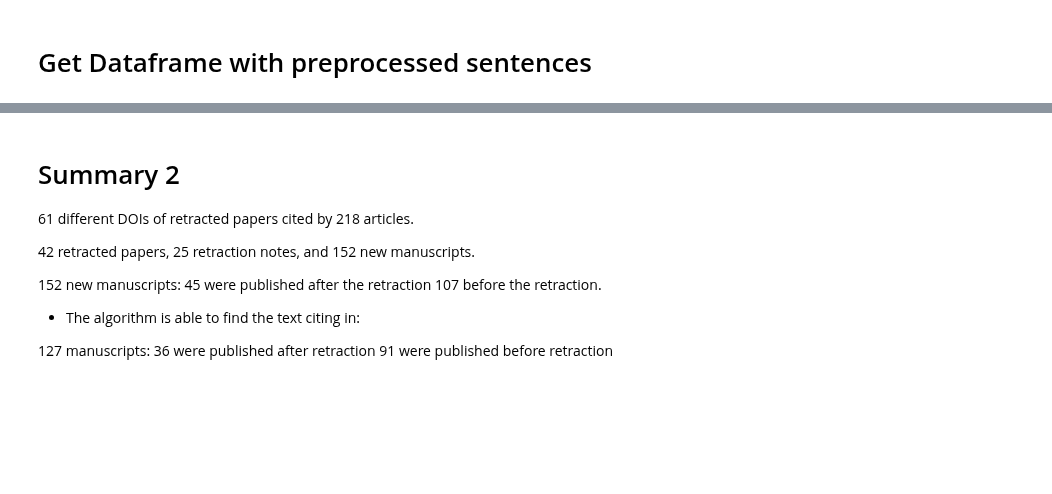
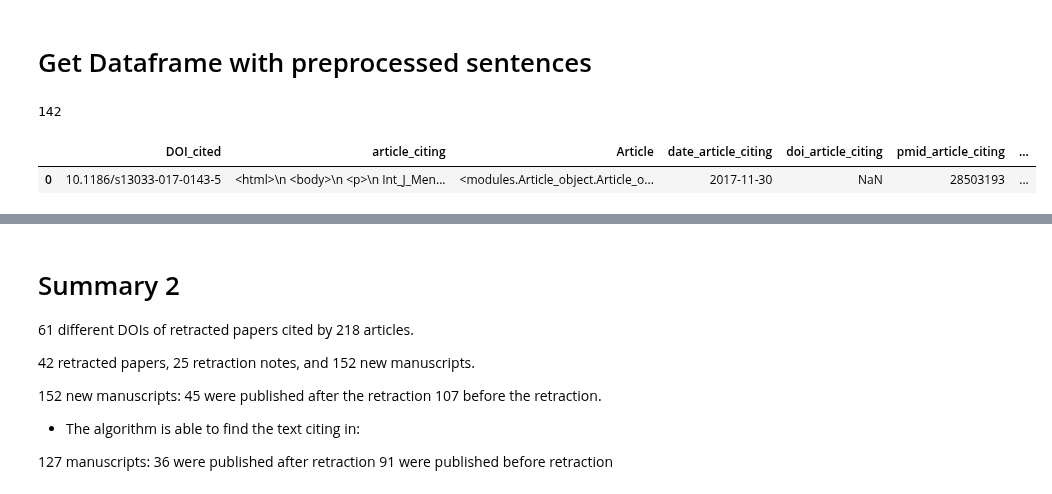
Before and after one commit to dciudadr/eLife_retractions, a Jupyter notebook: retractionwatc2h.ipynb, the cells around one changed output, grey strips where cells are left out. Saved outputs shown, nothing was run; the diff lists cells and outputs as text; code cells hidden in the pictures; blank space fills up the shorter version.

```diff
--- a/retractionwatc2h.ipynb
+++ b/retractionwatc2h.ipynb
@@ -672,6 +693,15 @@ def get_df_sentences_preprocessed_and_classified(dataframe):
 
 df1sentence_sentences_classification = get_df_sentences_preprocessed_and_classified(df_1sentence)
 df3sentences_sentences_classification = get_df_sentences_preprocessed_and_classified(df_3sentences)
+# %%
+len(df1sentence_sentences_classification)
+# %% [output]
+142
+# %%
+df_Articles_before_after_retraction.head(1)
+# %% [output]
+|  | DOI_cited | article_citing | Article | date_article_citing | doi_article_citing | pmid_article_citing | ... |
+| 0 | 10.1186/s13033-017-0143-5 | <html>\n <body>\n <p>\n Int_J_Men... | <modules.Article_object.Article_o... | 2017-11-30 | NaN | 28503193 | ... |
 # %%
 df1sentence_sentences_classification.tail(3)
 # %% [output]
```
Also changed, not shown: parts of 23 cells of this notebook.
